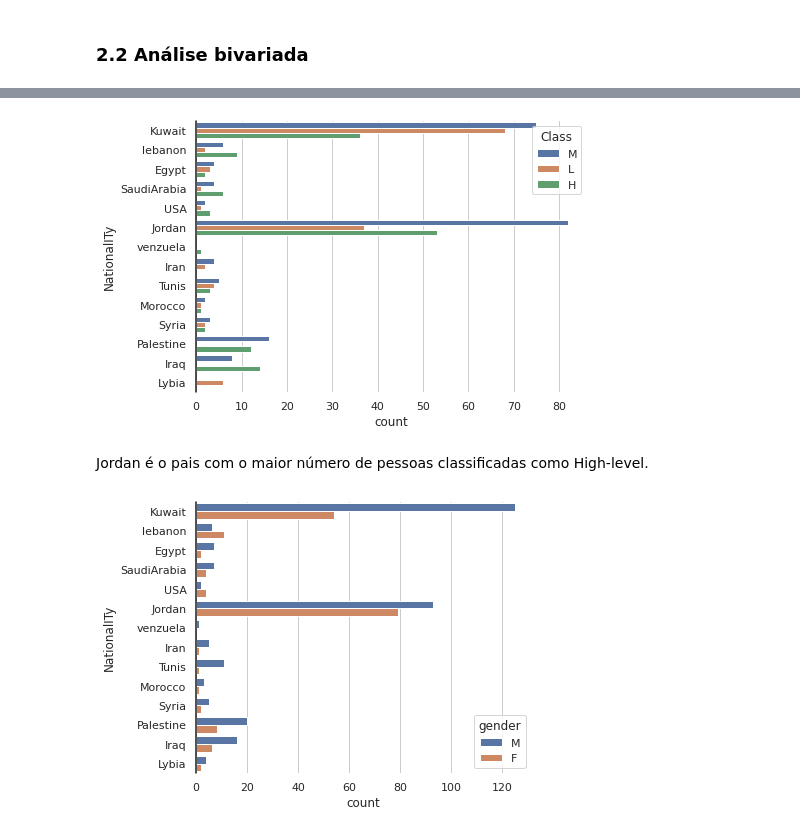
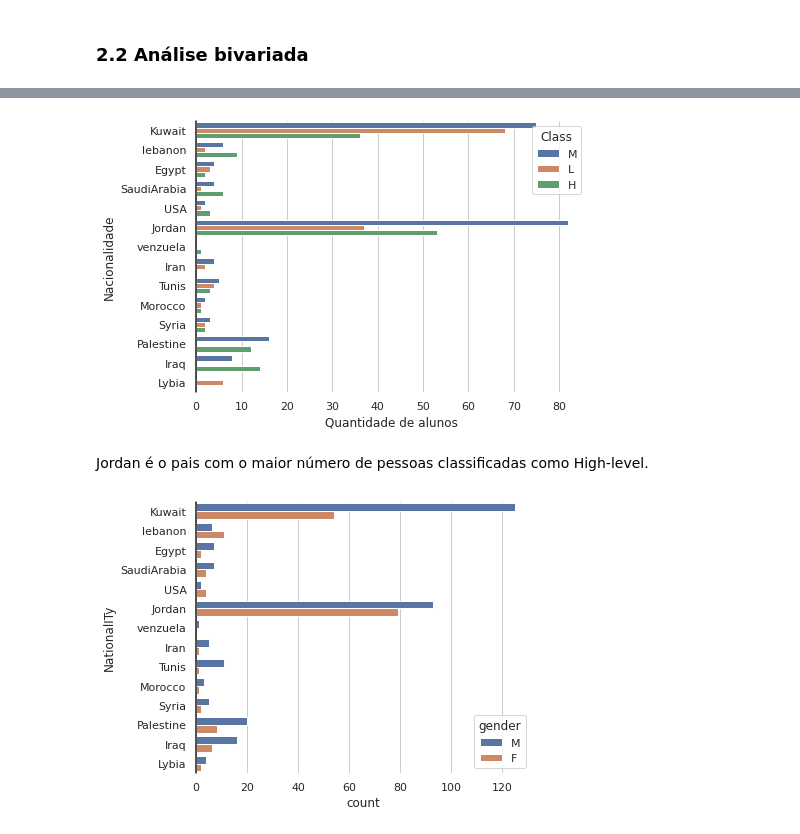
Before and after one commit to atlantico-academy/student-academic-performance, a Jupyter notebook: notebooks/01-exploratory_data_analysis.ipynb, the cells around one changed output, grey strips where cells are left out. Cells and saved outputs as stored; diff of their text form; code cells hidden in the pictures.

```diff
--- a/notebooks/01-exploratory_data_analysis.ipynb
+++ b/notebooks/01-exploratory_data_analysis.ipynb
@@ -421,13 +425,15 @@ Apesar do conjunto de dados ser composto em sua maioria por pessoas do sexo masc
 # %%
 sns.set(style="whitegrid")
 plt.figure(figsize=(7,5))
 ax = sns.countplot(y='NationalITy', data = df, hue='Class')
 ax.set(frame_on=False)
 ax.axvline(0, color="k", clip_on=False)
+plt.xlabel("Quantidade de alunos")
+plt.ylabel("Nacionalidade")
 plt.show()
 display(Markdown("Jordan é o pais com o maior número de pessoas classificadas como High-level."))
 # %% [output]
-[figure, old version]
+[figure, new version]
 Jordan é o pais com o maior número de pessoas classificadas como High-level.
 # %%
 sns.set(style="whitegrid")
```
Also changed, not shown: parts of 20 cells of this notebook.
